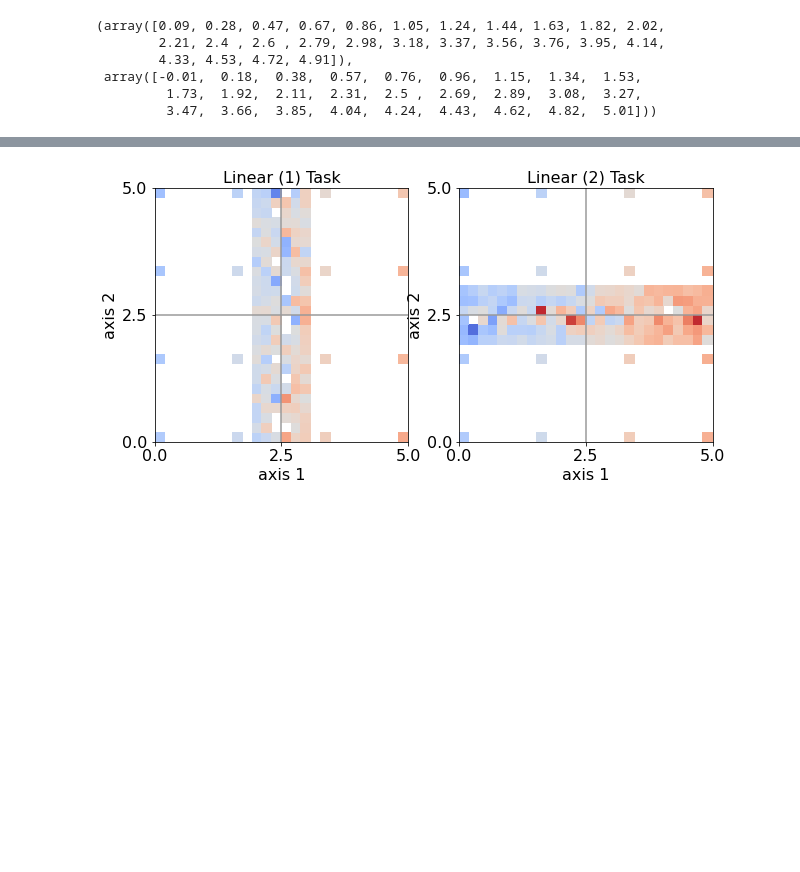
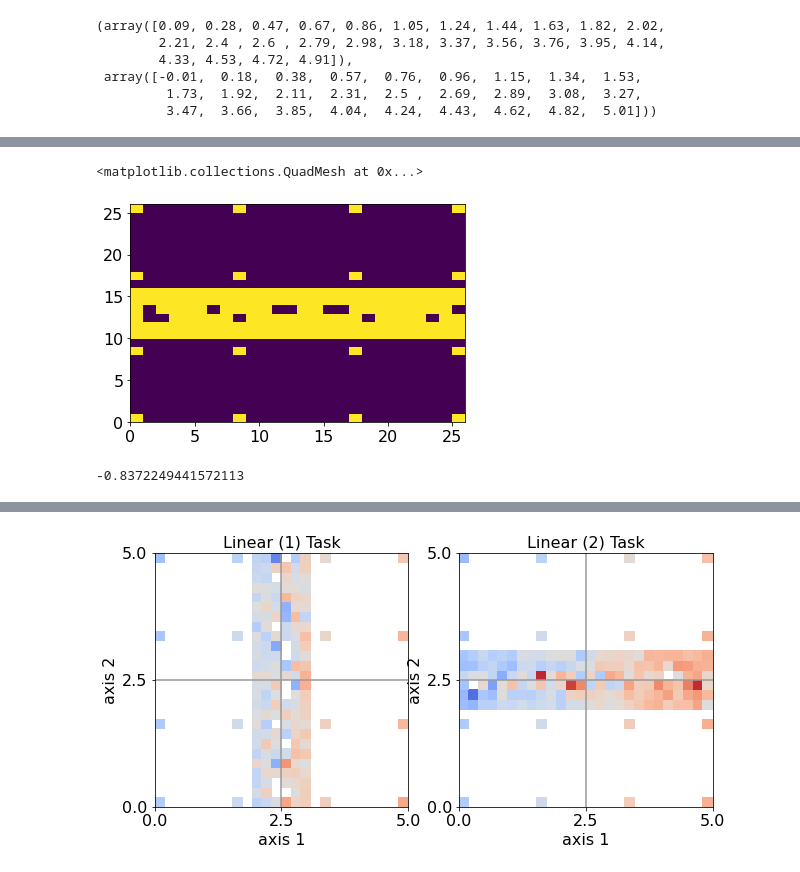
Before and after one commit to mmhenderson/shapeDim, a Jupyter notebook: Analysis/multinomial_decoding/vis_class_preds.ipynb, the cells around one changed output, grey strips where cells are left out. Saved outputs shown, nothing was run; the diff lists cells and outputs as text; code cells hidden in the pictures; blank space fills up the shorter version.

```diff
--- a/Analysis/multinomial_decoding/vis_class_preds.ipynb
+++ b/Analysis/multinomial_decoding/vis_class_preds.ipynb
@@ -73,0 +195,11 @@ bin_centers, bin_edges
+# %%
+mask = np.any(bin_counts[:,0,:,:],axis=0)
+plt.figure()
+plt.pcolormesh(mask)
+# %% [output]
+<matplotlib.collections.QuadMesh at 0x...>
+[figure, added]
+# %%
+np.nanmin(vals)
+# %% [output]
+-0.8372249441572113
```
Also changed, not shown: parts of 6 cells of this notebook, 16 other files.
